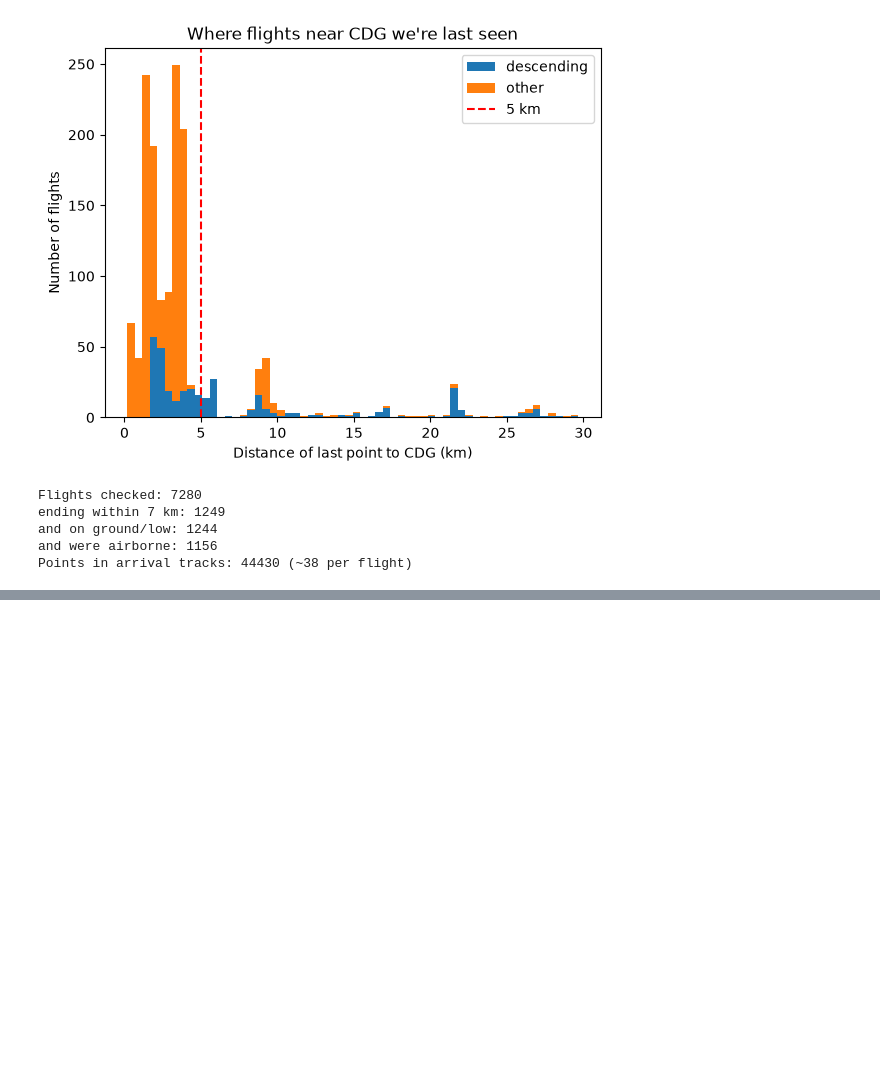
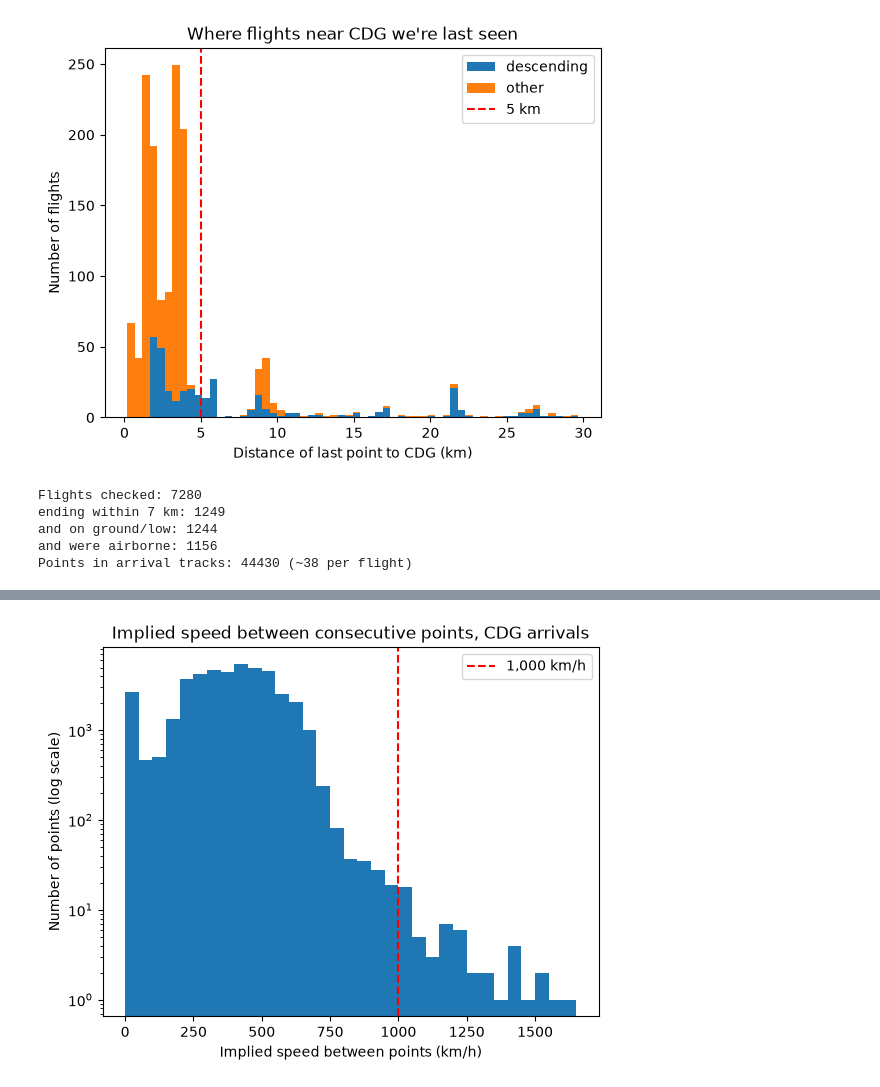
Before and after one commit to oscarbrehier/flight-trajectory-prediction, a Jupyter notebook: notebooks/02_cleaning.ipynb, the cells around one changed output, grey strips where cells are left out. Saved outputs shown, nothing was run; the diff lists cells and outputs as text; code cells hidden in the pictures; blank space fills up the shorter version.

Commit message:
exploring implausible flights

```diff
--- a/notebooks/02_cleaning.ipynb
+++ b/notebooks/02_cleaning.ipynb
@@ -146,0 +153,19 @@ Points in arrival tracks: 44430 (~38 per flight)
+# %%
+grouped = cdg_arrivals.groupby("flight_id")
+
+prev_lat = grouped["latitude"].shift()
+prev_lon = grouped["longitude"].shift()
+
+step_km = geo.haversine_km(
+	prev_lat,
+	prev_lon,
+	cdg_arrivals["latitude"],
+	cdg_arrivals["longitude"]
+)
+
+step_s = grouped["time_position"].diff()
+implied_speed_kmh = step_km / (step_s / 3600)
+vertical_speed_ms = grouped["geo_altitude"].diff() / step_s
+
+print(f"Implied speed (km/h): {implied_speed_kmh.describe()}")
+print(f"Vertical speed (m/s): {vertical_speed_ms.describe()}")
@@ -146,0 +287,14 @@ Points in arrival tracks: 44430 (~38 per flight)
+# %%
+speeds = implied_speed_kmh.dropna()
+bins = np.arange(0, speeds.max() + 50, 50)
+
+plt.hist(speeds, bins=bins)
+plt.yscale("log")
+plt.xlabel("Implied speed between points (km/h)")
+plt.ylabel("Number of points (log scale)")
+plt.title("Implied speed between consecutive points, CDG arrivals")
+plt.axvline(1000, color="red", linestyle="--", label="1,000 km/h")
+plt.legend()
+plt.show()
+# %% [output]
+[figure, added]
```
Also changed, not shown: parts of 10 cells of this notebook, 2 other files.
